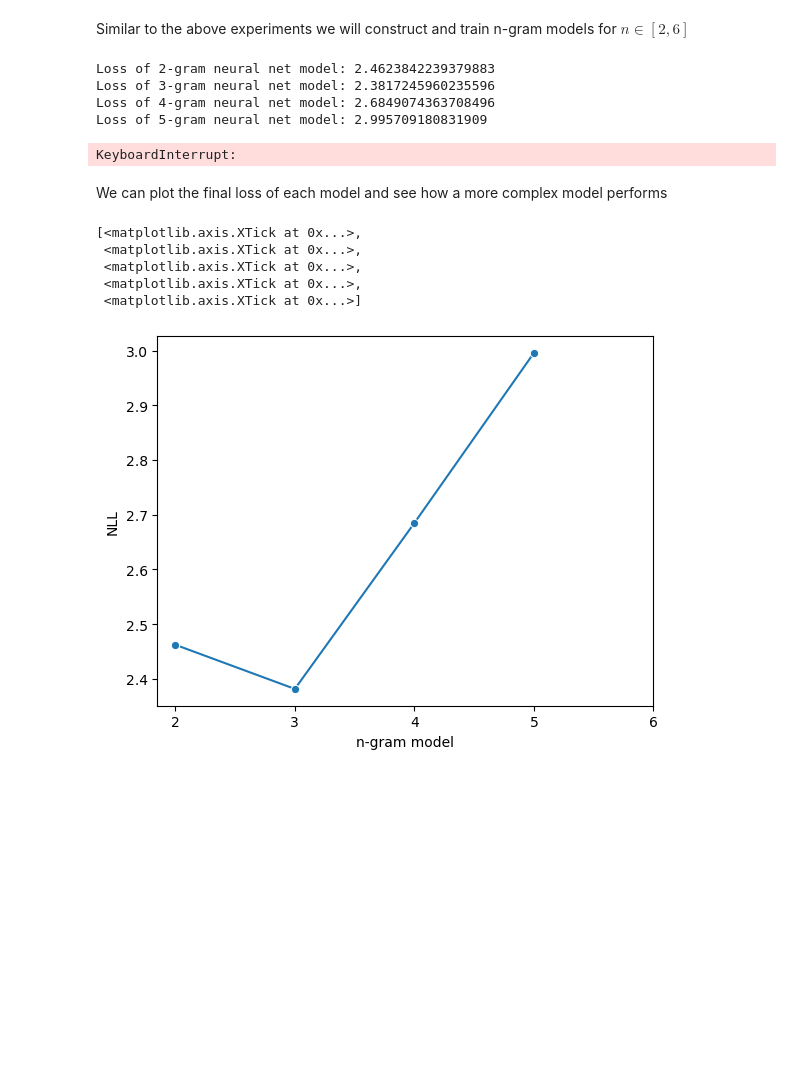
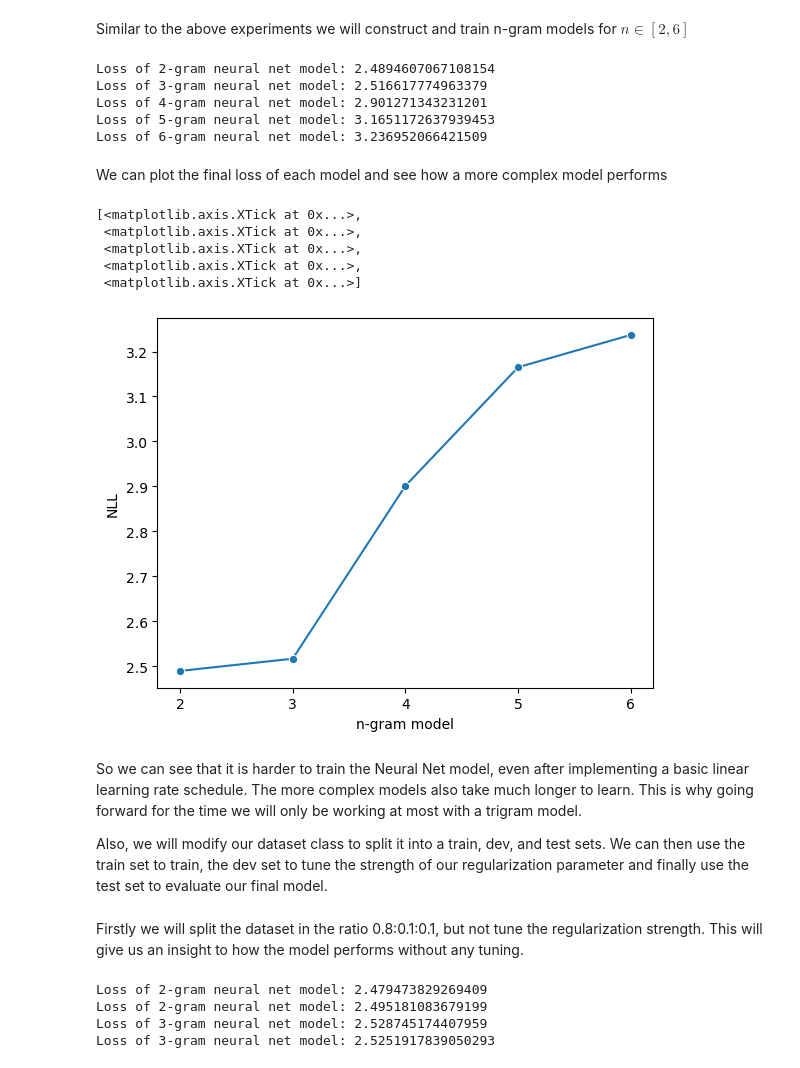
Before and after one commit to rainasak/makemore, a Jupyter notebook: exercises_p1.ipynb, the cells around one changed output. Drawn from its saved outputs; the diff is of its cells as text; code cells hidden in the pictures; blank space fills up the shorter version.

```diff
--- a/exercises_p1.ipynb
+++ b/exercises_p1.ipynb
@@ -182,7 +183,7 @@ class ngramNN:
 		self.w = None
 		self.dataset = dataset
 
-	def train(self, iterations: int, lr: float, reg_strength: Union[bool, float] = 0.01, generator=None):
+	def train(self, iterations: int, start_lr: float, end_lr: float, reg_strength: Union[bool, float] = 0.01, generator=None):
 		"""
 		Method to train the neural net given the data and labels, how many iterations to train for, learning rate
 		regularization strength.
@@ -195,22 +196,27 @@ class ngramNN:
 		"""
 		if isinstance(reg_strength, bool):
 			if reg_strength:
-				reg_strength = 0.01
+				self.reg_strength = 0.01
 			else:
-				reg_strength = 0.0
+				self.reg_strength = 0.0
+		else:
+			self.reg_strength = reg_strength
 
 		if isinstance(generator, bool) and generator:
 			generator = torch.Generator().manual_seed(2147483647)
 		elif not isinstance(generator, torch.Generator):
 			generator = None
 
-		x_train, y_train = torch.tensor(self.dataset.x, dtype=torch.int64), torch.tensor(self.dataset.y, dtype=torch.int64)
-		#xenc = F.one_hot(x_train, len(self.dataset.encoded)).float()
+		x, y = self.dataset.train_data
+		x_train, y_train = torch.tensor(x, dtype=torch.int64), torch.tensor(y, dtype=torch.int64)
 
 		if not self.w:
 			self.w = torch.randn((len(self.dataset.encoded), 27), generator=generator, dtype=torch.float32, requires_grad=True)
 
-		for _ in range(iterations):
+		lr = start_lr
+		lr_Step = (end_lr - start_lr) / iterations
+
+		for i in range(iterations):
 			# forward step
 			logits = self.w[x_train]
 			count = logits.exp()
@@ -223,10 +229,11 @@ class ngramNN:
 
 			# update step
 			self.w.data += -lr*self.w.grad
+			lr += lr_Step
 
 			#print(f"{loss=}")
 
-	def eval(self, x_test = None, y_test = None):
+	def eval(self, x = None, y = None):
 		"""
 		Method to evaluate the model on given data
 		Arguments:
@@ -235,13 +242,14 @@ class ngramNN:
 		Returns:
 			mean negative log-likelihood of model over test data
 		"""
-		if not x_test:
-			x_test, y_test = torch.tensor(self.dataset.x, dtype=torch.int64), torch.tensor(self.dataset.y, dtype=torch.int64)
-		#xenc = F.one_hot(x_test, len(self.dataset.encoded)).float()
+		if not x:
+			x, y = self.dataset.train_data
+
+		x_test, y_test = torch.tensor(x, dtype=torch.int64), torch.tensor(y, dtype=torch.int64)
 		logits = self.w[x_test]
 		count = logits.exp()
 		probs = count / count.sum(dim=1, keepdim=True)
-		nll = -probs[torch.arange(y_test.nelement()), y_test].log().mean()
+		nll = -probs[torch.arange(y_test.nelement()), y_test].log().mean()  + self.reg_strength * (self.w.data**2).mean()
 
 		print(f"Loss of {self.n+1}-gram neural net model: {nll.item()}")
 		return nll.item()
@@ -255,11 +263,17 @@ class ngramNN:
 		elif isinstance(x, List[int]):
 			x = torch.tensor(x, dtype=torch.int64)
 
+		if isinstance(generator, bool) and generator:
+			generator = torch.Generator().manual_seed(2147483647)
+		elif not isinstance(generator, torch.Generator):
+			generator = None
+
 		#xenc = F.one_hot(x, len(self.dataset.encoded)).float()
 		logits = self.w[x]
 		count = logits.exp()
 		probs = count/count.sum(dim=1, keepdim=True)
-		return probs
+		choice = torch.multinomial(probs, 1, replacement=True, generator=generator).item()
+		return choice
 
 	def generate(self, n, generator=None):
 		""" Generate n new things from the trained model. Can make it deterministic, by setting generator to True
@@ -289,28 +303,33 @@ class ngramNN:
 Similar to the above experiments we will construct and train n-gram models for $n \in [2,6]$
 # %%
 losses = []
+dataset = Dataset(words)
 
 for i in range(1, 6):
-	dataset = Dataset(words, i)
+	dataset.get_data(i)
 	model = ngramNN(i, dataset)
-	model.train(iterations=1000, lr=10, reg_strength=0.01, generator=True)
+	model.train(iterations=1000, start_lr=10, end_lr=0.1, reg_strength=0.01, generator=True)
 	losses.append(model.eval())
 # %% [output]
-Loss of 2-gram neural net model: 2.4623842239379883
-Loss of 3-gram neural net model: 2.3817245960235596
-Loss of 4-gram neural net model: 2.6849074363708496
-Loss of 5-gram neural net model: 2.995709180831909
+Loss of 2-gram neural net model: 2.4894607067108154
+Loss of 3-gram neural net model: 2.516617774963379
+Loss of 4-gram neural net model: 2.901271343231201
+Loss of 5-gram neural net model: 3.1651172637939453
+Loss of 6-gram neural net model: 3.236952066421509
-KeyboardInterrupt:
 # %% [markdown]
 We can plot the final loss of each model and see how a more complex model performs
 # %%
-ax = sns.lineplot(x=list(range(2, 6)), y=losses, marker="o")
+ax = sns.lineplot(x=list(range(2, 7)), y=losses, marker="o")
 ax.set(xlabel="n-gram model", ylabel="NLL")
 ax.set_xticks(list(range(2,7)))
 # %% [output]
 [<matplotlib.axis.XTick at 0x...>,
  <matplotlib.axis.XTick at 0x...>,
  <matplotlib.axis.XTick at 0x...>,
  <matplotlib.axis.XTick at 0x...>,
  <matplotlib.axis.XTick at 0x...>]
-[figure, old version]
+[figure, new version]
+# %% [markdown]
+So we can see that it is harder to train the Neural Net model, even after implementing a basic linear learning rate schedule. The more complex models also take much longer to learn. This is why going forward for the time we will only be working at most with a trigram model.
+
+Also, we will modify our dataset class to split it into a train, dev, and test sets. We can then use the train set to train, the dev set to tune the strength of our regularization parameter and finally use the test set to evaluate our final model.
@@ -316,0 +372,19 @@ ax.set_xticks(list(range(2,7)))
+# %% [markdown]
+Firstly we will split the dataset in the ratio 0.8:0.1:0.1, but not tune the regularization strength. This will give us an insight to how the model performs without any tuning.
+# %%
+dev_set_losses = []
+test_set_losses = []
+dataset = Dataset(words)
+
+for i in range(1, 3):
+	dataset.set_data(i)
+	dataset.split_data(0.8, 0.1, 0.1)
+	model = ngramNN(i, dataset)
+	model.train(iterations=1000, start_lr=10, end_lr=0.1, reg_strength=0.01, generator=True)
+	dev_set_losses.append(model.eval(*dataset.dev_data))
+	test_set_losses.append(model.eval(*dataset.test_data))
+# %% [output]
+Loss of 2-gram neural net model: 2.479473829269409
+Loss of 2-gram neural net model: 2.495181083679199
+Loss of 3-gram neural net model: 2.528745174407959
+Loss of 3-gram neural net model: 2.5251917839050293
```
Also changed, not shown: parts of 16 cells of this notebook, 1 other file.
